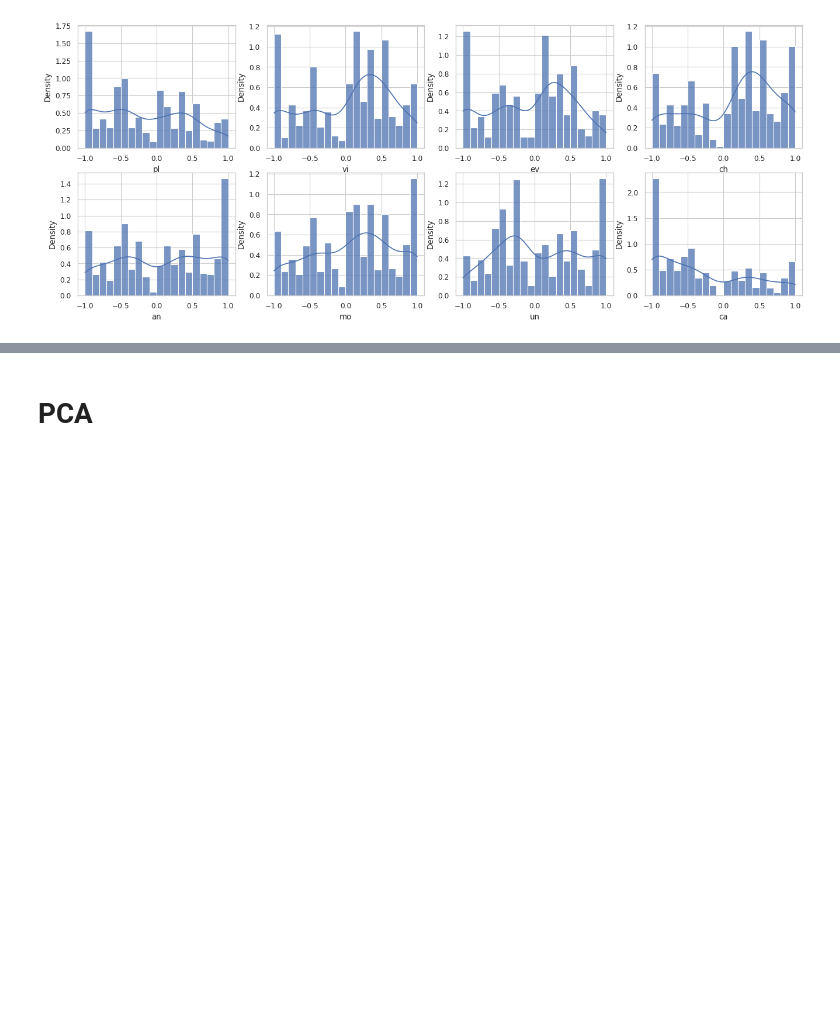
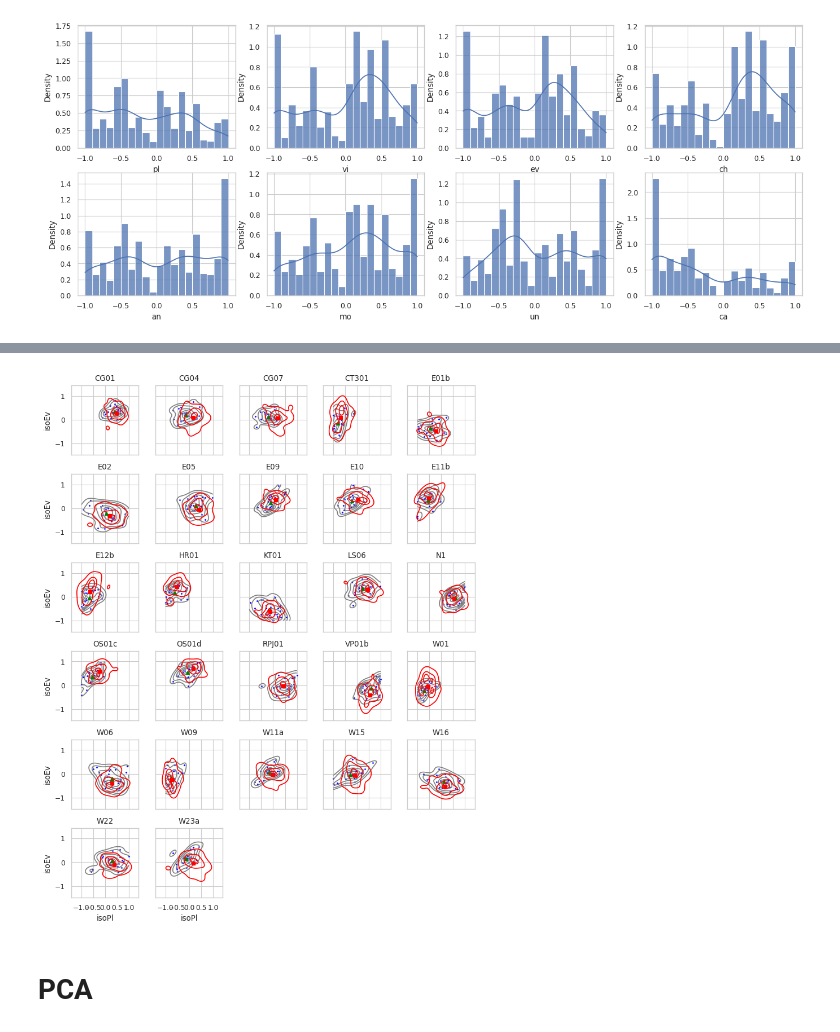
Before and after one commit to ntudsp/satp-tha-stage2, a Jupyter notebook: code/main.ipynb, the cells around one changed output, grey strips where cells are left out. Saved outputs shown, nothing was run; the diff lists cells and outputs as text; code cells hidden in the pictures; blank space fills up the shorter version.

```diff
--- a/code/main.ipynb
+++ b/code/main.ipynb
@@ -139,0 +173,16 @@ for i in range(8):
+# %%
+def stim2filename(s):
+    fnames = ['CG01', 'CG04', 'CT301', 'E01b', 'E02', 'E05', 'E09', 'CG07', 'E11b', 'E12b', 'E10', 'HR01', 'KT01', 'LS06', 'N1', 'OS01c', 'OS01d', 'RPJ01', 'VP01b', 'W01', 'W06', 'W09', 'W11a', 'W15', 'W16', 'W22', 'W23a']
+    return fnames[int(s)-1]
+
+df['Recording'] = df['stimulus_id'].apply(stim2filename)
+# %%
+dfeng = pd.read_excel("../data/engUCL-paq.xlsx")[["Participant", "Recording"] + PAQ_CCW]
+
+for col in PAQ_CCW:
+    dfeng[col] = dfeng[col].apply(normalize_response) #.apply(double_square)
+
+dfeng['isopl'] = dfeng.apply(iso_pl, axis=1).apply(norm_norm)
+dfeng['isoev'] = dfeng.apply(iso_ev, axis=1).apply(norm_norm)
+
+dfengx = dfeng.groupby("Recording").mean().sort_index()
@@ -140,3 +233,43 @@ for i in range(8):
+# %%
+import math
+
+ncol = 5
+nrow = math.ceil(27 / ncol)
+
+f, axs = plt.subplots(nrow, ncol, figsize=(8, 10), sharex=True, sharey=True, tight_layout=True)
+for i in range(3):
+    f.delaxes(axs[-1][-(i+1)])
+
+for i, (s, dfg) in enumerate(df.groupby('Recording')):
+
+    r = i // ncol
+    c = i % ncol
+    axs[r, c].set_title(s)
+    axs[r, c].set_aspect('equal')
+    sns.kdeplot(dfg, x='isopl', y='isoev', levels=[0.1, 0.25, 0.5, 0.75, 0.9], ax=axs[r,c], color="gray", clip=(-1,1))
+    sns.scatterplot(dfg, x='isopl', y='isoev', ax=axs[r,c], color="blue", marker='.')
+    # sns.scatterplot(, x='isopl', y='isoev', ax=axs[r,c], color="blue", marker='o')
+    x, y = dfg[['isopl', 'isoev']].mean().values
+    axs[r,c].plot(x, y, color="green", marker='^', label='Thai')
+
+    x, y = dfeng[dfeng.Recording == s][['isopl', 'isoev']].mean().values
+    axs[r,c].plot(x, y, color="red", marker='s', label='Eng')
+
+
+
+#     circ = Circle((0, 0), 1, fc="none", ls=":", ec="gray")
+#     axs[r,c].add_patch(circ)
+
+    # print()
+
+    axs[r, c].set(xlabel="isoPl", ylabel="isoEv", xticks=np.linspace(-1, 1, 5))
+
+    sns.kdeplot(dfeng[dfeng.Recording == s], x='isopl', y='isoev', levels=[0.1, 0.5, 0.9], ax=axs[r,c], color="red")
+    # sns.scatterplot(dfg, x='isopl', y='isoev', ax=axs[r,c], color="blue", marker='.')
+
+plt.savefig("perstim.pdf", dpi=600)
+# %% [output]
+[figure, added]
 # %% [markdown]
 # PCA
 # %%
```
Also changed, not shown: parts of 62 cells of this notebook, 34 other files.
